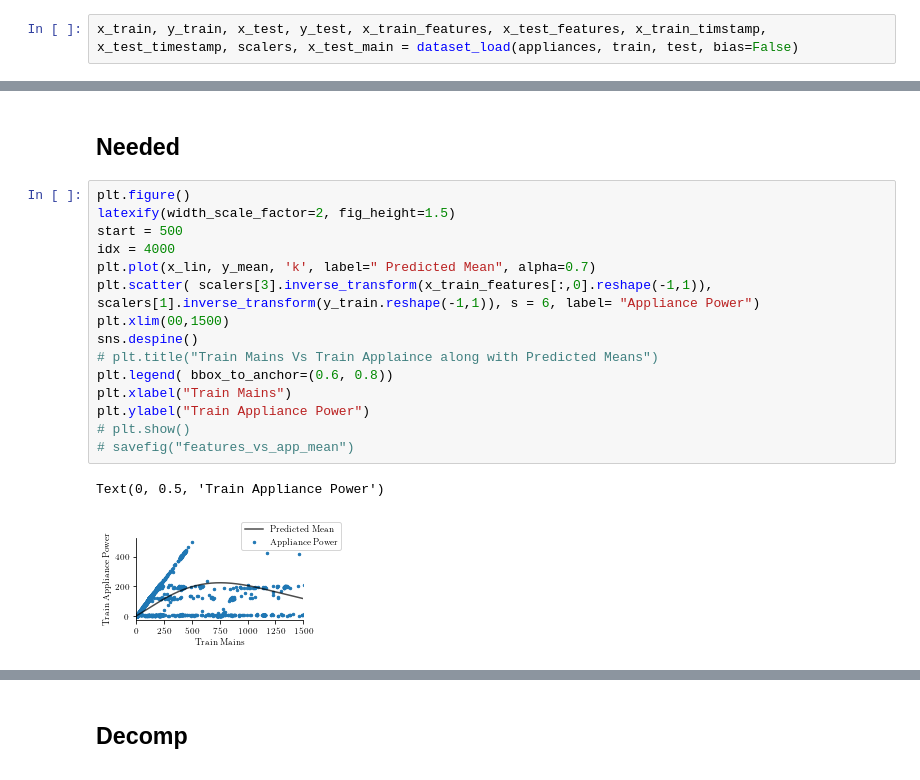
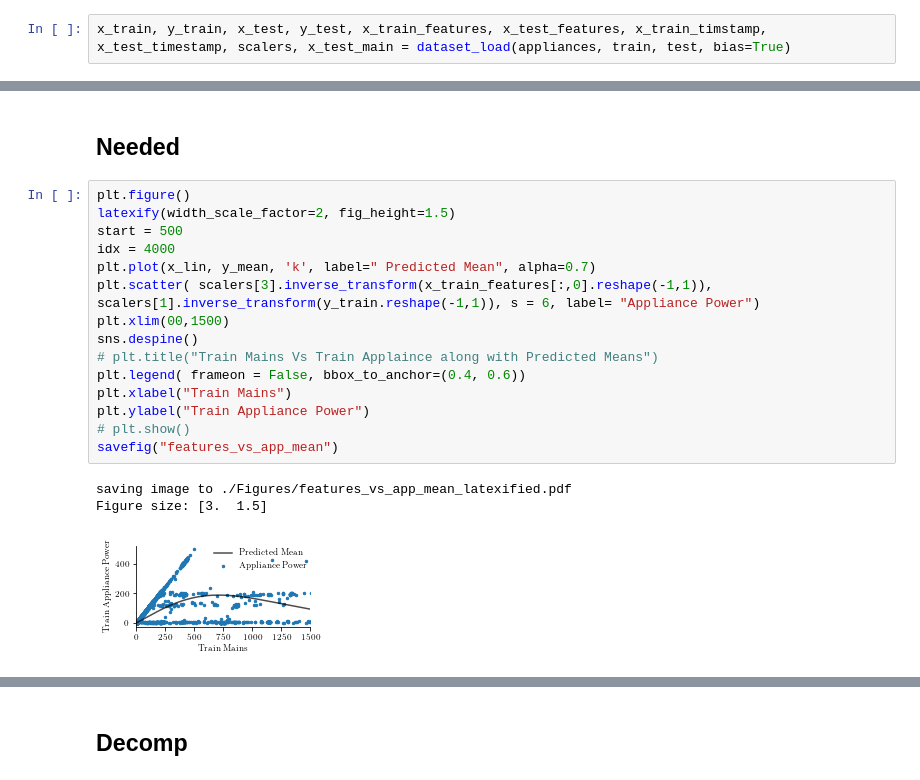
Before and after one commit to Aadesh-1404/nilm_gp, a Jupyter notebook: Notebooks/Feature_based_GP.ipynb, the cells around one changed output, grey strips where cells are left out. Saved outputs shown, nothing was run; the diff lists cells and outputs as text.

```diff
--- a/Notebooks/Feature_based_GP.ipynb
+++ b/Notebooks/Feature_based_GP.ipynb
@@ -249,7 +249,7 @@ def dataset_load(appliances, train, test=None, bias=False):
     scalers = np.array([scaler_x, scaler_y, scaler_time, scaler_main, scaler_mean, scaler_std, scaler_max_min, scaler_max, scaler_min, scaler_kurtosis, scaler_skew])
     return x_train, y_train, x_test, y_test, x_train_features, x_test_features, x_train_timestamp, x_test_timestamp, scalers, x_test_main
 # %%
-x_train, y_train, x_test, y_test, x_train_features, x_test_features, x_train_timstamp, x_test_timestamp, scalers, x_test_main = dataset_load(appliances, train, test, bias=False)
+x_train, y_train, x_test, y_test, x_train_features, x_test_features, x_train_timstamp, x_test_timestamp, scalers, x_test_main = dataset_load(appliances, train, test, bias=True)
 # %%
 x_train_diff = x_train_features[:,0]
 # diff1 = np.array(x_train_diff)
@@ -379,18 +377,19 @@ y_mean = scalers[1].inverse_transform(y_mean.cpu().reshape(-1,1))
 # %%
 plt.figure()
 latexify(width_scale_factor=2, fig_height=1.5)
 start = 500
 idx = 4000
 plt.plot(x_lin, y_mean, 'k', label=" Predicted Mean", alpha=0.7)
 plt.scatter( scalers[3].inverse_transform(x_train_features[:,0].reshape(-1,1)), scalers[1].inverse_transform(y_train.reshape(-1,1)), s = 6, label= "Appliance Power")
 plt.xlim(00,1500)
 sns.despine()
 # plt.title("Train Mains Vs Train Applaince along with Predicted Means")
-plt.legend( bbox_to_anchor=(0.6, 0.8))
+plt.legend( frameon = False, bbox_to_anchor=(0.4, 0.6))
 plt.xlabel("Train Mains")
 plt.ylabel("Train Appliance Power")
 # plt.show()
-# savefig("features_vs_app_mean")
+savefig("features_vs_app_mean")
 # %% [output]
-Text(0, 0.5, 'Train Appliance Power')
+saving image to ./Figures/features_vs_app_mean_latexified.pdf
+Figure size: [3.  1.5]
-[figure, old version]
+[figure, new version]
```
Also changed, not shown: parts of 21 cells of this notebook, 28 other files.
